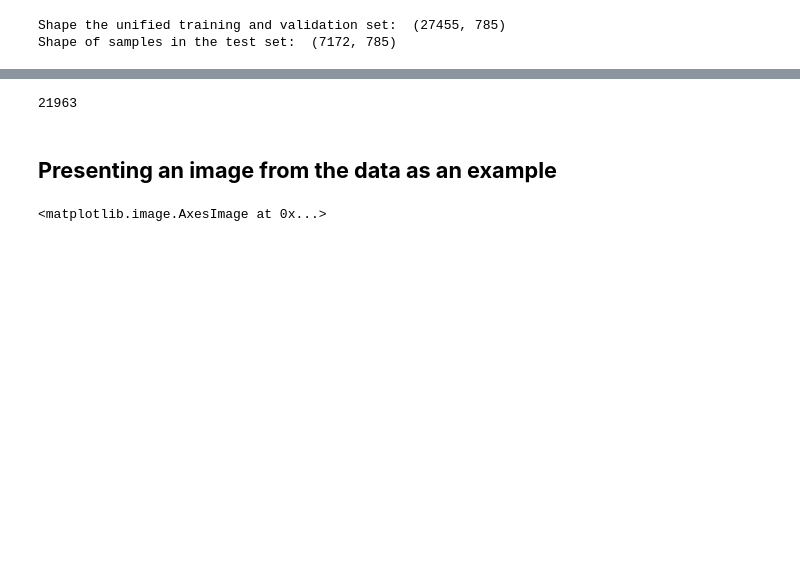
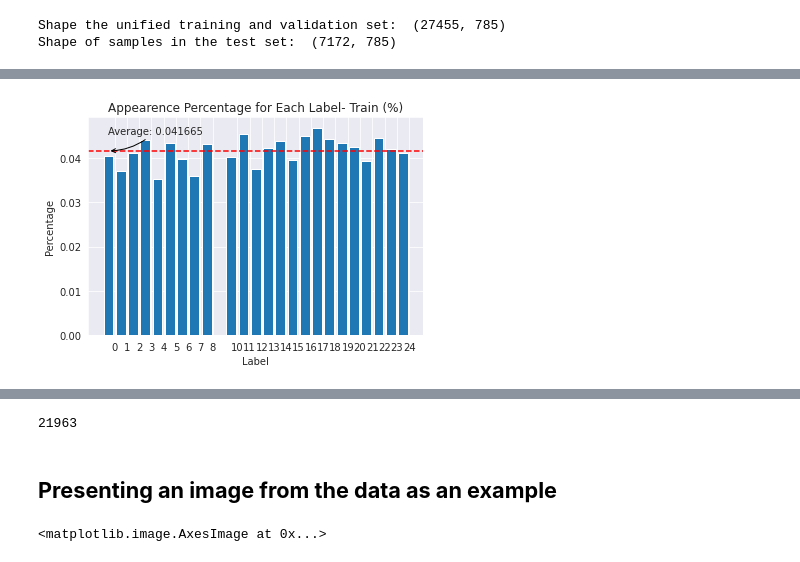
Before and after one commit to RonBartov/american-sign-language-image-classification, a Jupyter notebook: Copy_of_Deep_Learning_Final_Project_ASL_Classification.ipynb, the cells around one changed output, grey strips where cells are left out. Cells and saved outputs as stored; diff of their text form; code cells hidden in the pictures; blank space fills up the shorter version.

```diff
--- a/Copy_of_Deep_Learning_Final_Project_ASL_Classification.ipynb
+++ b/Copy_of_Deep_Learning_Final_Project_ASL_Classification.ipynb
@@ -242,0 +262,9 @@ bar_graph_plot(label_diffrence_from_avg, x_label='Label',y_label='Percentage',Ti
+# %%
+# Split the training data into train and validation sets
+val_train_factor = 0.2 # df_val_size = val_train_factor*df_train_size
+print('Shape of the unified training and validation set: ', df_train.shape)
+df_train1, df_val1 = train_test_split(df_train, test_size=val_train_factor, random_state=42)
+print('Shape of the unified training set: ', df_train1.shape)
+print('Shape of the unified validation set: ', df_val1.shape)
+
+df_train1.head()
@@ -242,0 +282,8 @@ bar_graph_plot(label_diffrence_from_avg, x_label='Label',y_label='Percentage',Ti
+# %%
+# calculate the appearence percentage for each label in the unified training and validation set
+count_label1 = df_train1.groupby('label').size()
+count_label_percentage1 = count_label/len(df_train1.axes[0])
+count_label_percentage1
+bar_graph_plot(count_label_percentage1, x_label='Label',y_label='Percentage',Title='Appearence Percentage for Each Label- Train (%)')
+# %% [output]
+[figure, added]
```
Also changed, not shown: parts of 16 cells of this notebook.
